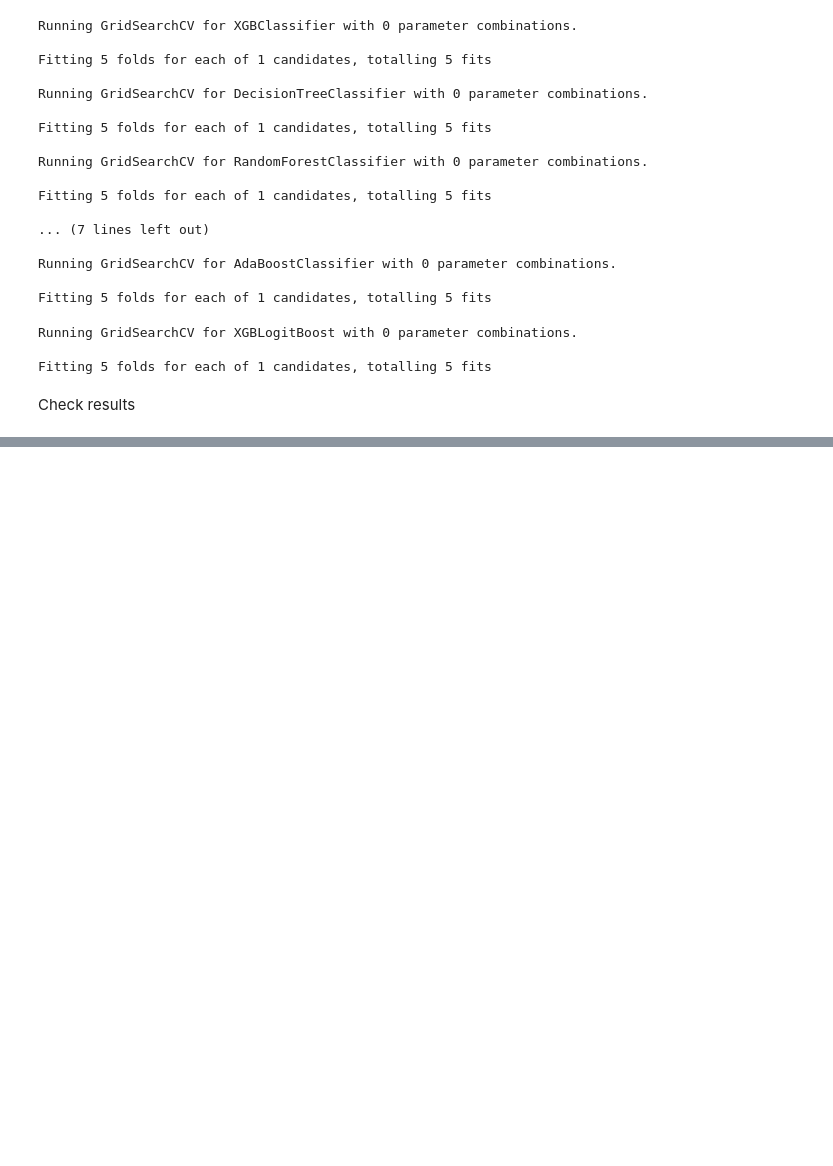
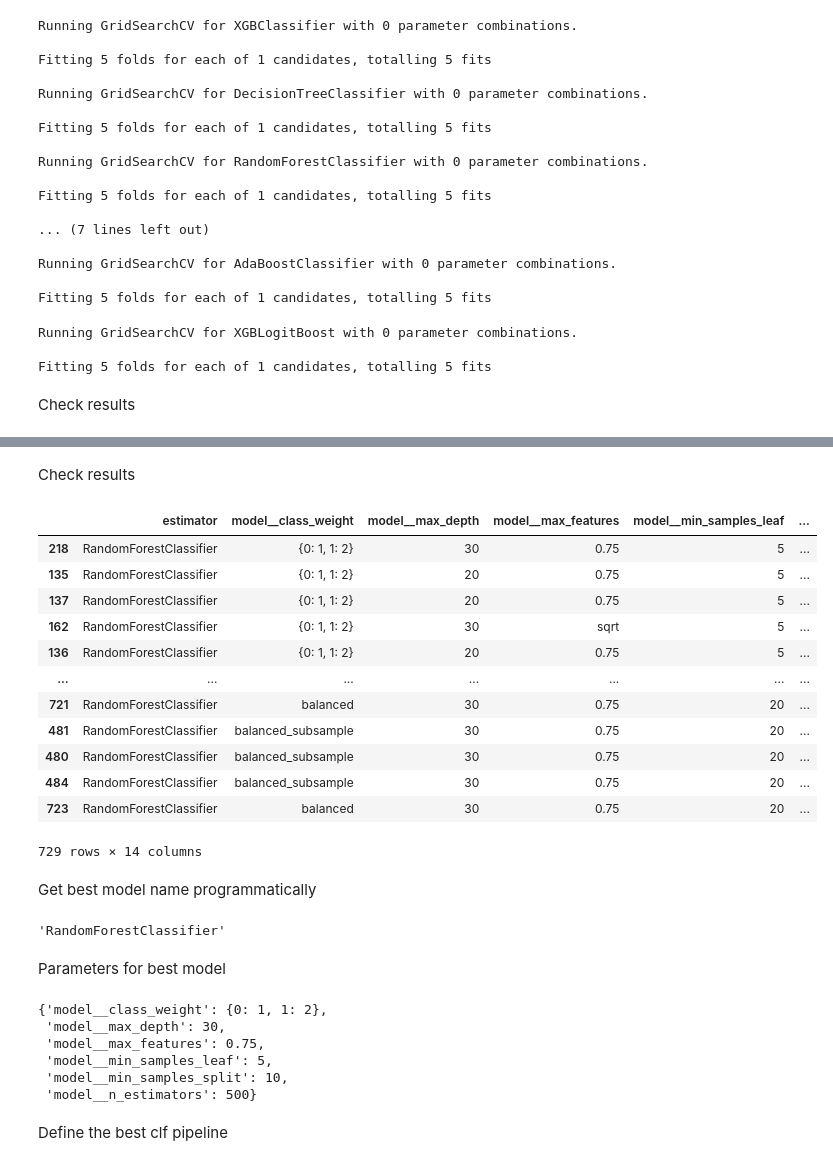
Before and after one commit to pswhdev/ivf-success-predictor, a Jupyter notebook: jupyter_notebooks/05 - Modeling and Evaluation Predict Success.ipynb, the cells around one changed output, grey strips where cells are left out. Cells and saved outputs as stored; diff of their text form; code cells hidden in the pictures; blank space fills up the shorter version.

```diff
--- a/jupyter_notebooks/05 - Modeling and Evaluation Predict Success.ipynb
+++ b/jupyter_notebooks/05 - Modeling and Evaluation Predict Success.ipynb
@@ -855,0 +832,15 @@ Evaluate the results of all tested models using standard Hyperparameters and ass
+# %%
+models_search = {
+    'RandomForestClassifier': RandomForestClassifier ()
+}
+
+params_search = {
+    'RandomForestClassifier': {
+        'model__n_estimators': [100, 250, 500],
+        'model__max_depth': [10, 20, 30],
+        'model__min_samples_leaf': [5, 10, 20],
+        'model__min_samples_split': [10, 15, 20],
+        'model__max_features': ['sqrt', 'log2', 0.75],
+        'model__class_weight': [{0: 1, 1: 2}, 'balanced_subsample', 'balanced'],
+    }
+}
@@ -855,0 +862,40 @@ Evaluate the results of all tested models using standard Hyperparameters and ass
+# %% [markdown]
+Check results
+# %%
+grid_search_summary, grid_search_pipelines = search.score_summary(sort_by='f1', scoring=scoring)
+grid_search_summary
+# %% [output]
+|  | estimator | model__class_weight | model__max_depth | model__max_features | model__min_samples_leaf | ... |
+| 218 | RandomForestClassifier | {0: 1, 1: 2} | 30 | 0.75 | 5 | ... |
+| 135 | RandomForestClassifier | {0: 1, 1: 2} | 20 | 0.75 | 5 | ... |
+| 137 | RandomForestClassifier | {0: 1, 1: 2} | 20 | 0.75 | 5 | ... |
+| 162 | RandomForestClassifier | {0: 1, 1: 2} | 30 | sqrt | 5 | ... |
+| 136 | RandomForestClassifier | {0: 1, 1: 2} | 20 | 0.75 | 5 | ... |
+| ... | ... | ... | ... | ... | ... | ... |
+| 721 | RandomForestClassifier | balanced | 30 | 0.75 | 20 | ... |
+| 481 | RandomForestClassifier | balanced_subsample | 30 | 0.75 | 20 | ... |
+| 480 | RandomForestClassifier | balanced_subsample | 30 | 0.75 | 20 | ... |
+| 484 | RandomForestClassifier | balanced_subsample | 30 | 0.75 | 20 | ... |
+| 723 | RandomForestClassifier | balanced | 30 | 0.75 | 20 | ... |
+729 rows × 14 columns
+# %% [markdown]
+Get best model name programmatically
+# %%
+best_model = grid_search_summary.iloc[0,0]
+best_model
+# %% [output]
+'RandomForestClassifier'
+# %% [markdown]
+Parameters for best model
+# %%
+best_parameters = grid_search_pipelines[best_model].best_params_
+best_parameters
+# %% [output]
+{'model__class_weight': {0: 1, 1: 2},
+ 'model__max_depth': 30,
+ 'model__max_features': 0.75,
+ 'model__min_samples_leaf': 5,
+ 'model__min_samples_split': 10,
+ 'model__n_estimators': 500}
+# %% [markdown]
+Define the best clf pipeline
```
Also changed, not shown: parts of 17 cells of this notebook, 3 other files.
